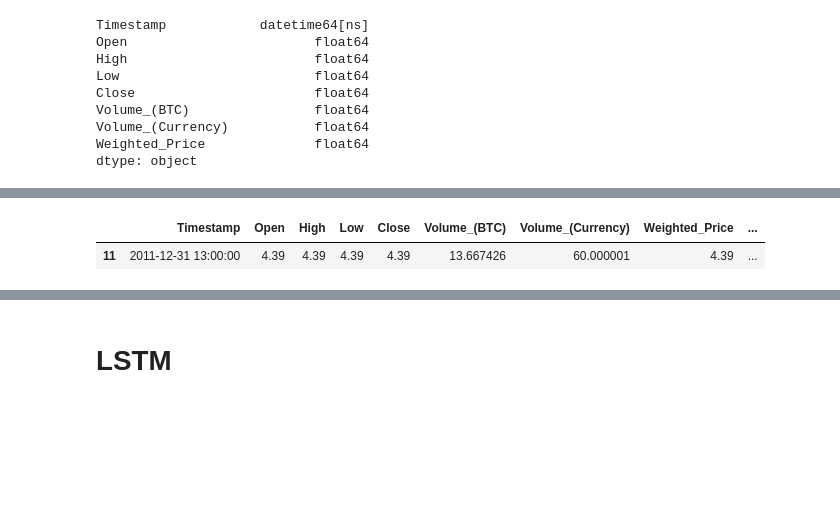
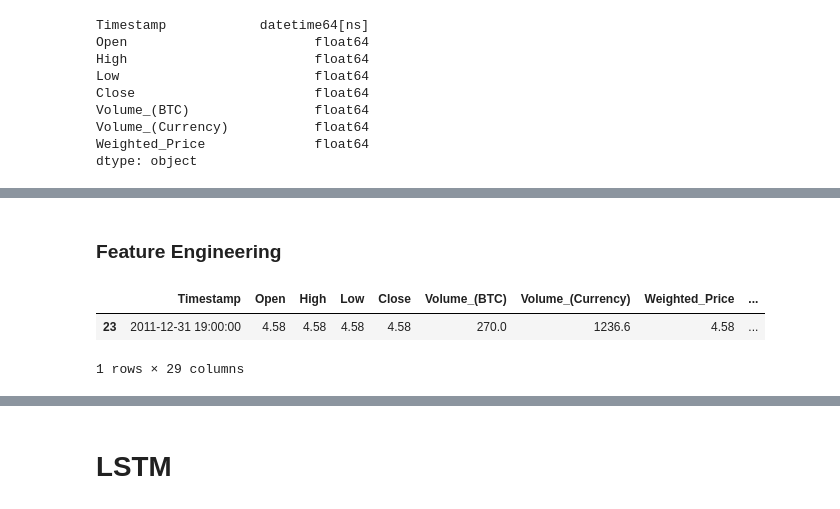
Before and after one commit to QuentinBacuet/DS_in_Practice, a Jupyter notebook: LSTM.ipynb, the cells around one changed output, grey strips where cells are left out. Cells and saved outputs as stored; diff of their text form; code cells hidden in the pictures; blank space fills up the shorter version.

```diff
--- a/LSTM.ipynb
+++ b/LSTM.ipynb
@@ -179,3 +212,5 @@ show(p)
+# %% [markdown]
+### Feature Engineering
 # %%
 def add_prices_n_periods_ago(data, periods, step=DAY_WINDOW):
     return data['Smoothed_Price'].copy().shift(step * periods)
@@ -192,14 +313,19 @@ def accuracy(x,y):
 # %%
-SMOOTHING_PERIOD = int(0.25 * 2 * 24) # 3h
+SMOOTHING_PERIOD = int(0.5 * 2 * 24) # 12h
 
 df_processed = df_raw.copy()
 df_processed['Smoothed_Price'] = (0.5 * (df_processed.Close + df_processed.Open)).rolling(SMOOTHING_PERIOD).mean()
-df_processed['Inc_1_day'] = dummy_increased_since(df_processed, 1)
-df_processed['Inc_12_hours'] = dummy_increased_since(df_processed, 0.5)
-df_processed['Inc_6_hour'] = dummy_increased_since(df_processed, 0.25)
-df_processed['Inc_3_hour'] = dummy_increased_since(df_processed, 0.125)
+df_processed['Inc_1_hour'] = dummy_increased_since(df_processed, 2, 1)
+df_processed['Inc_30_min'] = dummy_increased_since(df_processed, 1, 1)
+df_processed = df_processed.reset_index(drop=True)
+df_processed = MACD(df_processed)
+df_processed = BB(df_processed)
+df_processed['RSI'] = RSI(df_processed, gain_column='Close')
+df_processed['ATR'] = ATR(df_processed)
+df_processed = DM(df_processed)
 df_processed = df_processed.dropna(how='any')
 display(df_processed.head(1))
 # %% [output]
 |  | Timestamp | Open | High | Low | Close | Volume_(BTC) | Volume_(Currency) | Weighted_Price | ... |
-| 11 | 2011-12-31 13:00:00 | 4.39 | 4.39 | 4.39 | 4.39 | 13.667426 | 60.000001 | 4.39 | ... |
+| 23 | 2011-12-31 19:00:00 | 4.58 | 4.58 | 4.58 | 4.58 | 270.0 | 1236.6 | 4.58 | ... |
+1 rows × 29 columns
```
Also changed, not shown: parts of 36 cells of this notebook.
